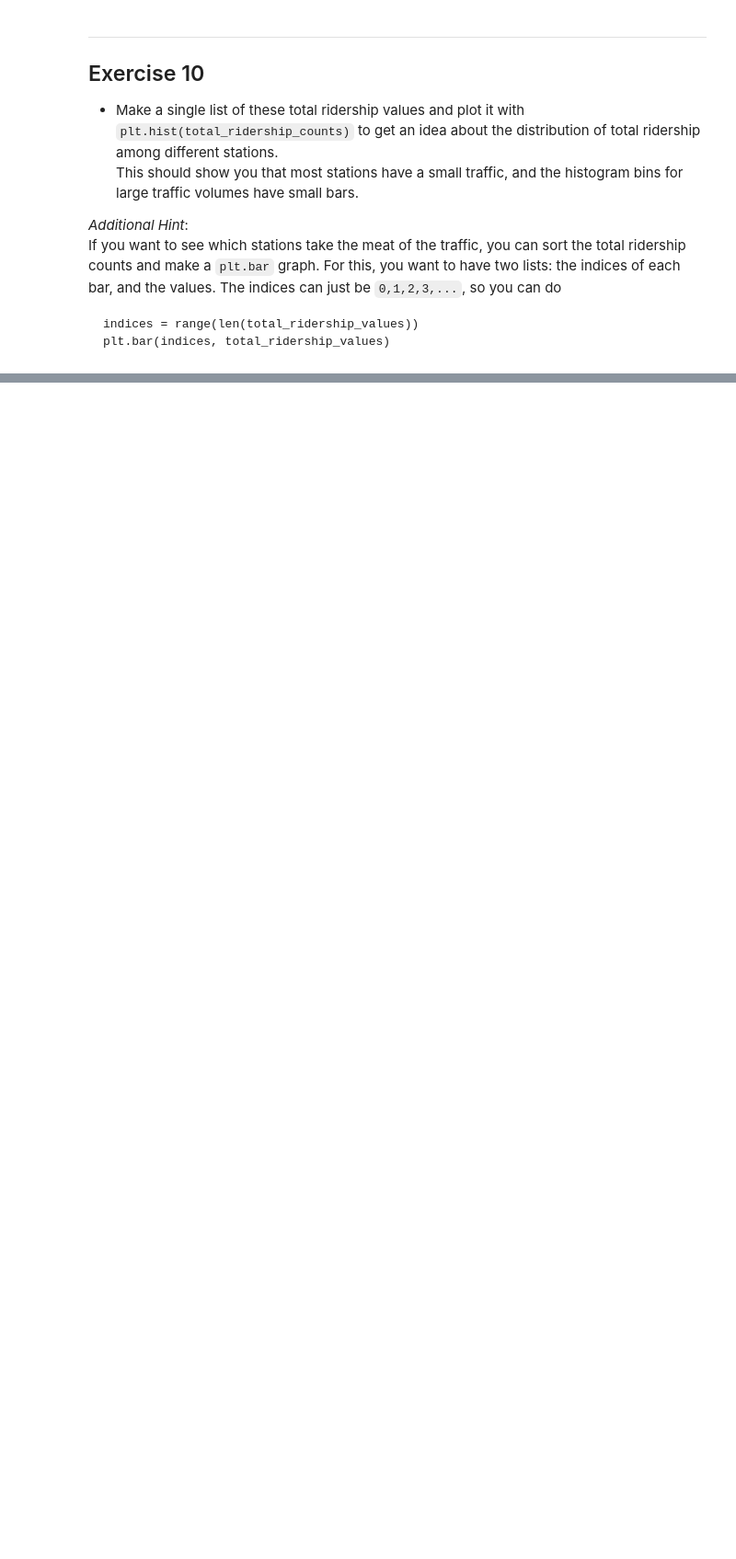
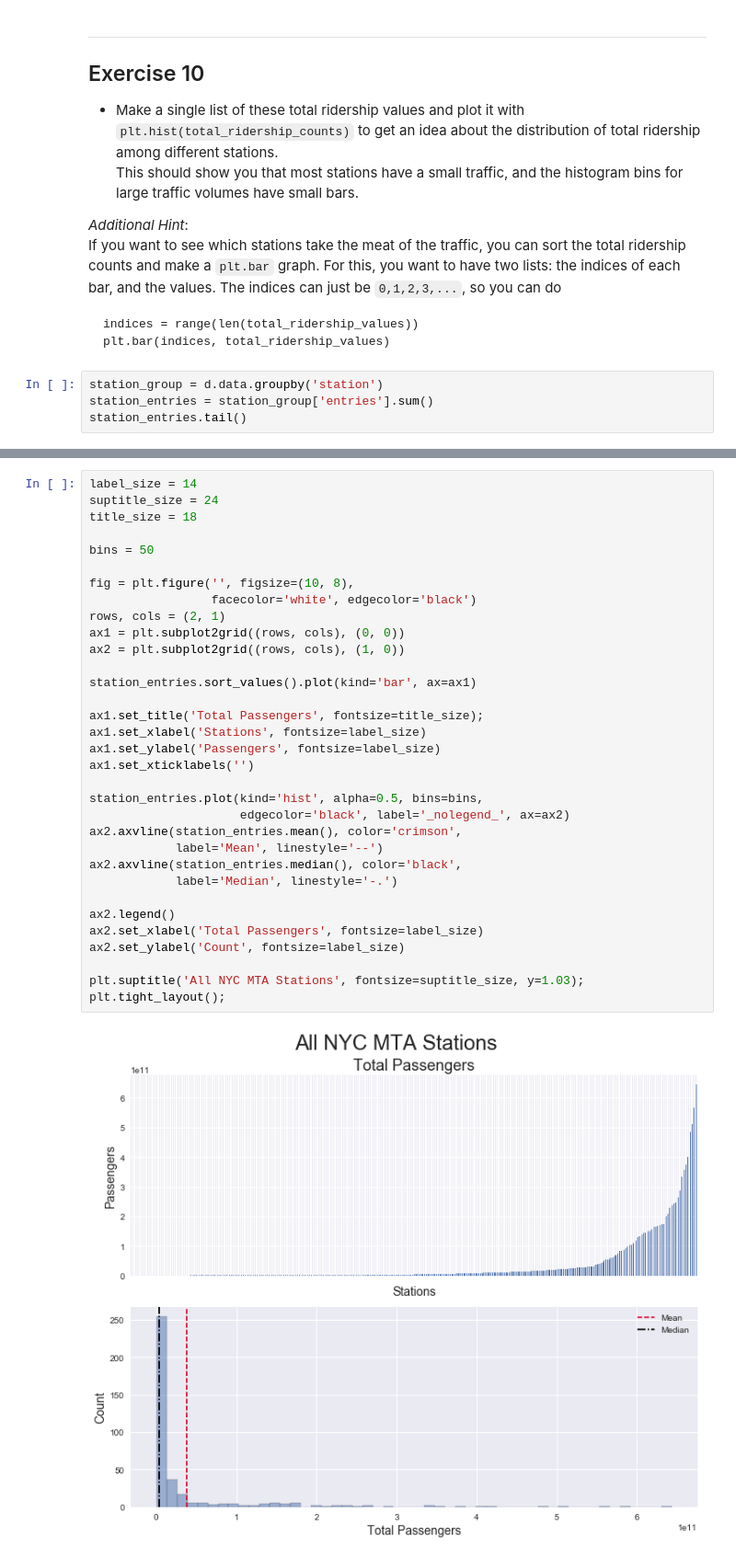
Before and after one commit to TimothyHelton/k2datascience, a Jupyter notebook: notebooks/EDA_MTA_Exercises.ipynb, the cells around one changed output, grey strips where cells are left out. Shown at 92% size. Cells and saved outputs as stored; diff of their text form; blank space fills up the shorter version.

```diff
--- a/notebooks/EDA_MTA_Exercises.ipynb
+++ b/notebooks/EDA_MTA_Exercises.ipynb
@@ -447,3 +528,7 @@ If you want to see which stations take the meat of the traffic, you can sort the
 
     indices = range(len(total_ridership_values))
     plt.bar(indices, total_ridership_values)
+# %%
+station_group = d.data.groupby('station')
+station_entries = station_group['entries'].sum()
+station_entries.tail()
@@ -449,0 +543,35 @@ If you want to see which stations take the meat of the traffic, you can sort the
+# %%
+label_size = 14
+suptitle_size = 24
+title_size = 18
+
+bins = 50
+
+fig = plt.figure('', figsize=(10, 8),
+                 facecolor='white', edgecolor='black')
+rows, cols = (2, 1)
+ax1 = plt.subplot2grid((rows, cols), (0, 0))
+ax2 = plt.subplot2grid((rows, cols), (1, 0))
+
+station_entries.sort_values().plot(kind='bar', ax=ax1)
+
+ax1.set_title('Total Passengers', fontsize=title_size);
+ax1.set_xlabel('Stations', fontsize=label_size)
+ax1.set_ylabel('Passengers', fontsize=label_size)
+ax1.set_xticklabels('')
+
+station_entries.plot(kind='hist', alpha=0.5, bins=bins,
+                     edgecolor='black', label='_nolegend_', ax=ax2)
+ax2.axvline(station_entries.mean(), color='crimson',
+            label='Mean', linestyle='--')
+ax2.axvline(station_entries.median(), color='black',
+            label='Median', linestyle='-.')
+
+ax2.legend()
+ax2.set_xlabel('Total Passengers', fontsize=label_size)
+ax2.set_ylabel('Count', fontsize=label_size)
+
+plt.suptitle('All NYC MTA Stations', fontsize=suptitle_size, y=1.03);
+plt.tight_layout();
+# %% [output]
+[figure, added]
```
Also changed, not shown: parts of 9 cells of this notebook, 2 other files.
